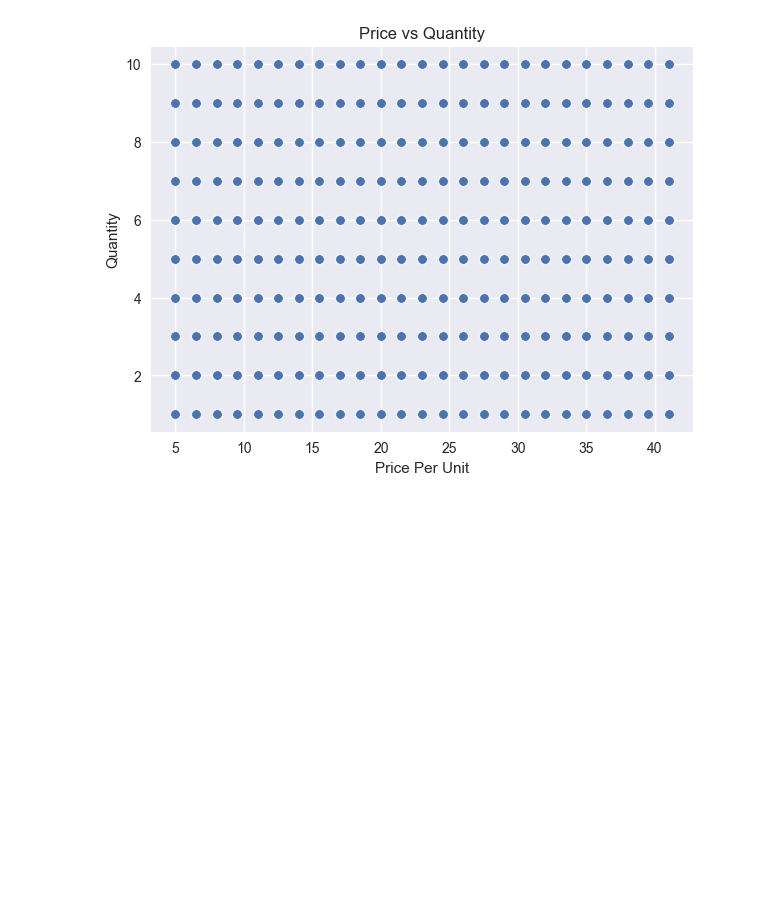
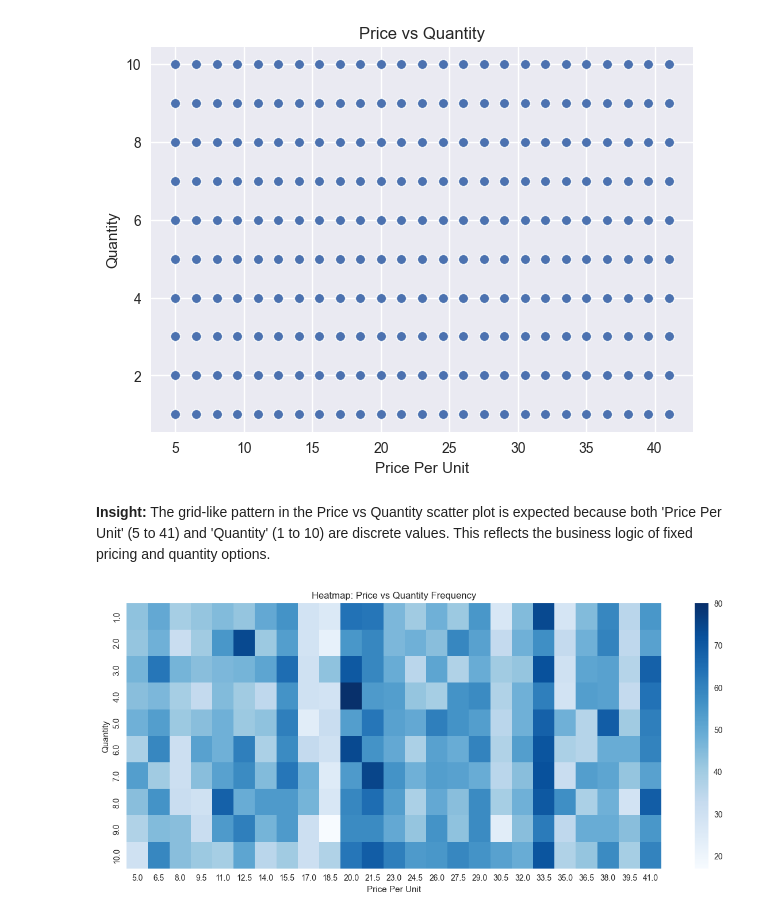
Before and after one commit to MokshithRao/retail-sales-performance-customer-behavior-analysis, a Jupyter notebook: notebooks/data_cleaning_eda.ipynb, the cells around one changed output. Cells and saved outputs as stored; diff of their text form; code cells hidden in the pictures; blank space fills up the shorter version.

```diff
--- a/notebooks/data_cleaning_eda.ipynb
+++ b/notebooks/data_cleaning_eda.ipynb
@@ -534,3 +542,19 @@ plt.title("Price vs Quantity")
 plt.show()
 # %% [output]
 [figure]
+# %% [markdown]
+**Insight:** The grid-like pattern in the Price vs Quantity scatter plot is expected because both 'Price Per Unit' (5 to 41) and 'Quantity' (1 to 10) are discrete values. This reflects the business logic of fixed pricing and quantity options.
+# %%
+pivot = df.pivot_table(
+    values='Transaction ID',
+    index='Quantity',
+    columns='Price Per Unit',
+    aggfunc='count'
+)
+
+plt.figure(figsize=(15,6))
+sns.heatmap(pivot, cmap='Blues')
+plt.title("Heatmap: Price vs Quantity Frequency")
+plt.show()
+# %% [output]
+[figure, added]
```
Also changed, not shown: parts of 8 cells of this notebook.
